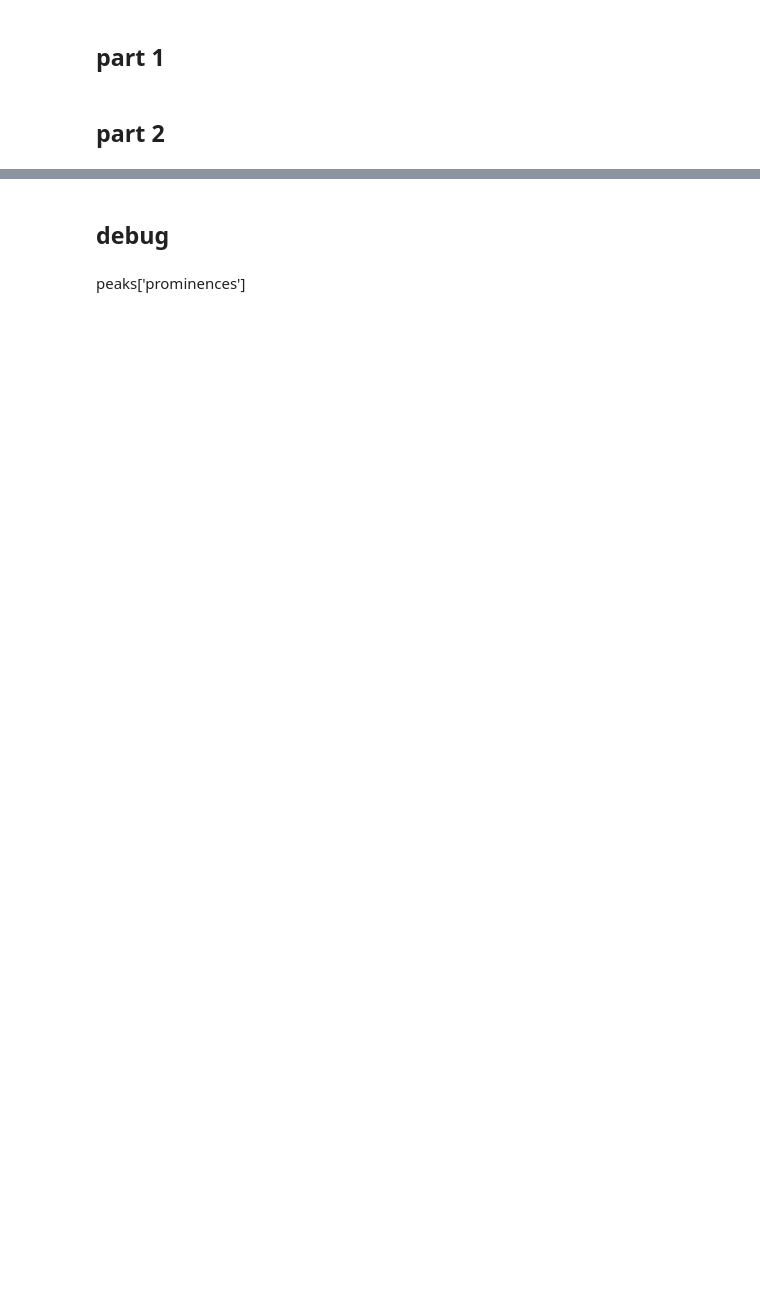
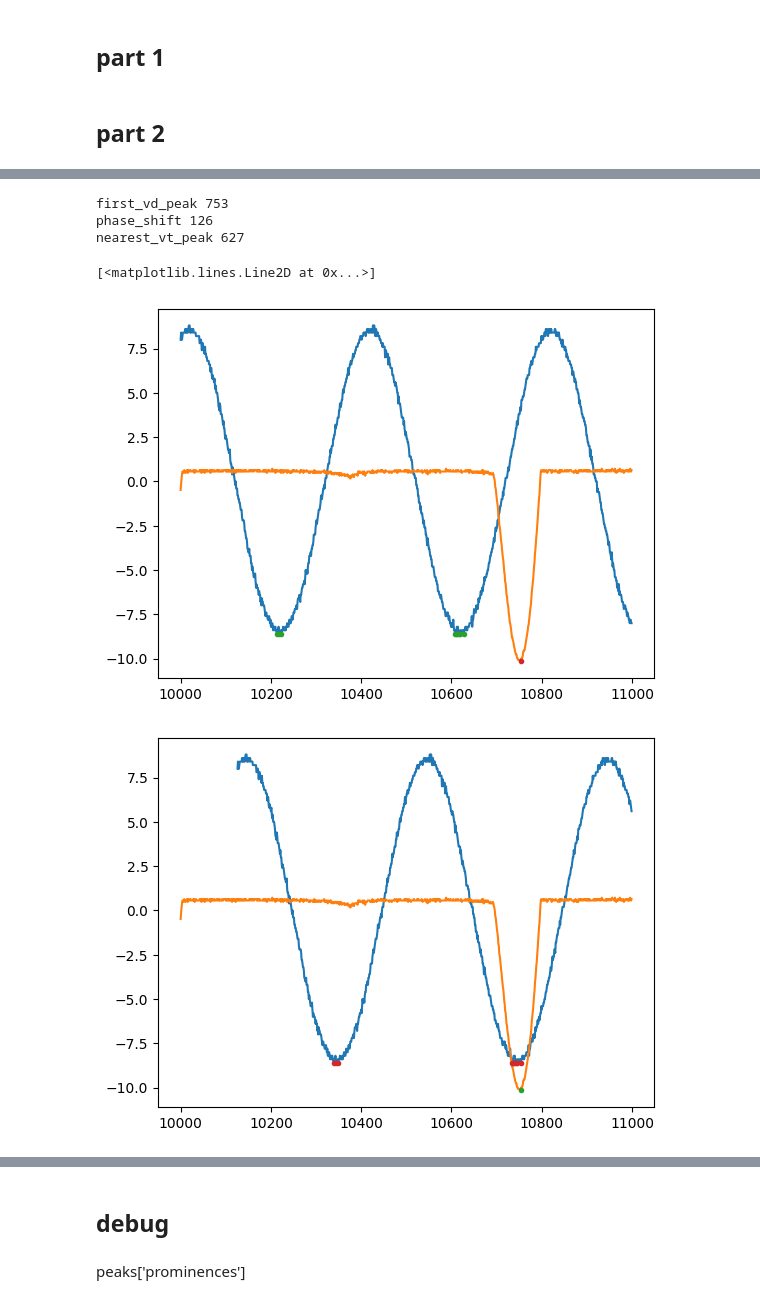
Before and after one commit to nilnil47/chaos, a Jupyter notebook: chaos.ipynb, the cells around one changed output, grey strips where cells are left out. Saved outputs shown, nothing was run; the diff lists cells and outputs as text; code cells hidden in the pictures; blank space fills up the shorter version.

```diff
--- a/chaos.ipynb
+++ b/chaos.ipynb
@@ -194,32 +254,40 @@ for f in os.listdir('9.1'):
 # %%
 
 def find_nearest(array, value):
     array = np.asarray(array)
     idx = (np.abs(array - value)).argmin()
     return array[idx]
 
-df = load_csv('37.4.csv')
-df = df[:1000]
+start = 10000
+df = load_csv('9.1/25.00.csv')
+df = df[start:11000]
 plt.plot(df['vt'])
 plt.plot(df['vd'])
 vd_peaks = signal.find_peaks(-1*df['vd'], height=0, width = 100, rel_height=1, prominence=1)
 vt_peaks = signal.find_peaks(-1*df['vt'], height=0, width = 100, rel_height=1, prominence=1)
-plt.plot(vt_peaks[0], -1*vt_peaks[1]['peak_heights'], '.')
-plt.plot(vd_peaks[0], -1*vd_peaks[1]['peak_heights'], '.')
+plt.plot(start+vt_peaks[0], -1*vt_peaks[1]['peak_heights'], '.')
+plt.plot(10000+vd_peaks[0], -1*vd_peaks[1]['peak_heights'], '.')
 
 first_vd_peak = vd_peaks[0][0]
 nearest_vt_peak = find_nearest(vt_peaks[0], first_vd_peak)
 phase_shift = first_vd_peak - nearest_vt_peak
 
 print('first_vd_peak', first_vd_peak)
 print('phase_shift', phase_shift)
 print('nearest_vt_peak', nearest_vt_peak)
 df['vt'] = df['vt'].shift(phase_shift)
 f = plt.figure()
 
 plt.plot(df['vt'])
 plt.plot(df['vd'])
 vt_peaks = signal.find_peaks(-1*df['vd'], height=0, width = 100, rel_height=1, prominence=1)
 vd_peaks = signal.find_peaks(-1*df['vt'], height=0, width = 100, rel_height=1, prominence=1)
-plt.plot(vt_peaks[0], -1*vt_peaks[1]['peak_heights'], '.')
-plt.plot(vd_peaks[0], -1*vd_peaks[1]['peak_heights'], '.')
+plt.plot(start + vt_peaks[0], -1*vt_peaks[1]['peak_heights'], '.')
+plt.plot(start + vd_peaks[0], -1*vd_peaks[1]['peak_heights'], '.')
+# %% [output]
+first_vd_peak 753
+phase_shift 126
+nearest_vt_peak 627
+[<matplotlib.lines.Line2D at 0x...>]
+[figure, added]
+[figure, added]
```
Also changed, not shown: parts of 4 cells of this notebook.
